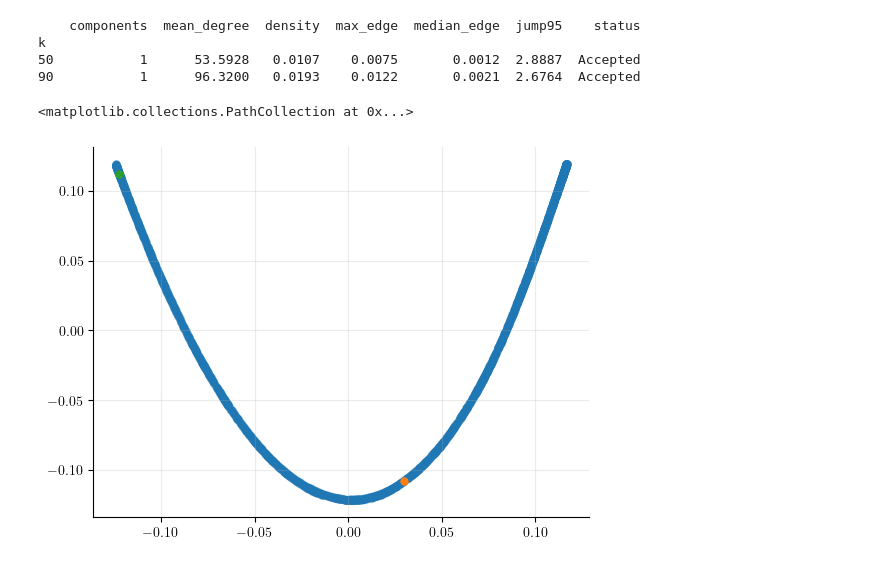
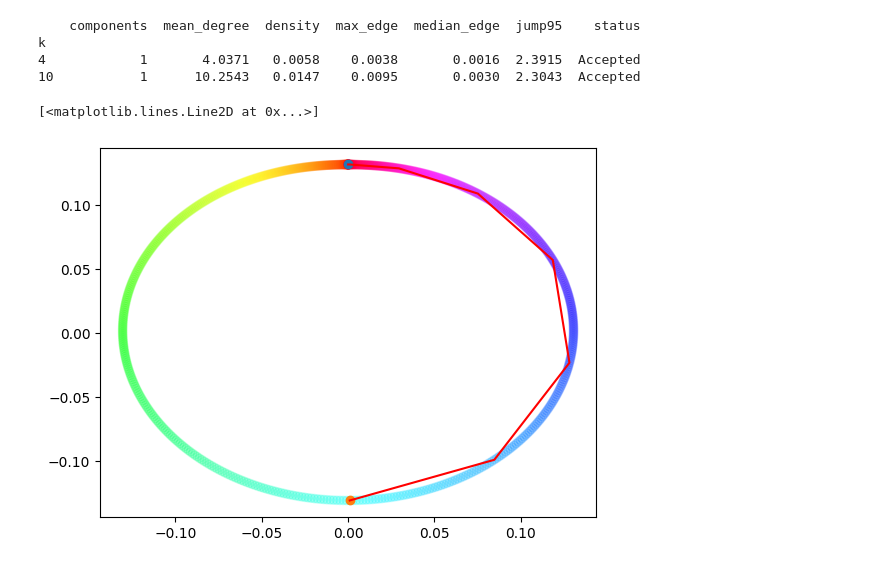
Before and after one commit to adamfowliee/JDKF_Starter, a Jupyter notebook: dissertation_brief/diffusion_toy_example.ipynb, the cells around one changed output. Saved outputs shown, nothing was run; the diff lists cells and outputs as text; code cells hidden in the pictures.

```diff
--- a/dissertation_brief/diffusion_toy_example.ipynb
+++ b/dissertation_brief/diffusion_toy_example.ipynb
@@ -112,0 +189,11 @@ Using eps=4.47, r=2. Psi shape = (5000, 2)
+# %%
+EPS = 0.1
+# %%
+diff = diffusion_map(X, eps=EPS, alpha=1.0, n_components=5, diffusion_time=1)
+
+Psi_full = diff["Psi"]
+Psi = Psi_full[:, :2]
+evals = diff["evals"]
+
+print("Leading eigenvalues:")
+print(np.round(evals[:8], 6))
@@ -112,0 +329,14 @@ Using eps=4.47, r=2. Psi shape = (5000, 2)
+# %%
+from sklearn.decomposition import PCA
+indices = np.arange(len(X))
+
+pca = PCA(n_components=2)
+X_pca = pca.fit_transform(X)
+
+plt.figure(figsize=(6, 6))
+plt.scatter(X_pca[:, 0], X_pca[:, 1], c=indices, cmap="hsv", s=8)
+plt.xlabel("PC 1")
+plt.ylabel("PC 2")
+plt.title("PCA of X (first 2 components)")
+plt.tight_layout()
+plt.show()
@@ -134,11 +369,15 @@ def knn_graph_checks(Psi, k, sample_skip=50, jump_thresh=8.0):
                 max_edge=A_dist_sym.data.max(), median_edge=np.median(A_dist_sym.data),
                 jump95=jr95, status="Accepted" if accept else "Rejected")
 
-rows = [knn_graph_checks(Psi, k) for k in [50, 90]]
+rows = [knn_graph_checks(Psi, k) for k in [4, 10]]
 graph_df = pd.DataFrame(rows).set_index("k")
 print(graph_df.round(4).to_string())
+h_dens, med_Dsq, (rho, V, scale) = density_and_bandwidth(Psi)
+
+A_dist = kneighbors_graph(Psi, n_neighbors=10, mode="distance", include_self=False)
+A_dist_sym = A_dist.maximum(A_dist.T)
 # %% [output]
     components  mean_degree  density  max_edge  median_edge  jump95    status
 k
-50           1      53.5928   0.0107    0.0075       0.0012  2.8887  Accepted
-90           1      96.3200   0.0193    0.0122       0.0021  2.6764  Accepted
+4            1       4.0371   0.0058    0.0038       0.0016  2.3915  Accepted
+10           1      10.2543   0.0147    0.0095       0.0030  2.3043  Accepted
@@ -150,13 +384,13 @@ A_dist_sym = A_dist.maximum(A_dist.T)
 # %%
 
 idx_start = 0
-idx_end = 8
+idx_end = 350
 idx_graph = graph_path(A_dist_sym, beta=0, V=V, start=idx_start, end=idx_end)
 
-plt.scatter(Psi[:, 0], Psi[:, 1], alpha=0.2)
+plt.scatter(Psi[:, 0], Psi[:, 1], alpha=0.2, c=indices, cmap='hsv')
 plt.scatter(Psi[idx_start, 0], Psi[idx_start, 1])
 plt.scatter(Psi[idx_end, 0], Psi[idx_end, 1])
-# plt.plot(Psi[idx_graph, 0], Psi[idx_graph, 1], color="r")
+plt.plot(Psi[idx_graph, 0], Psi[idx_graph, 1], color="r")
 # %% [output]
-<matplotlib.collections.PathCollection at 0x...>
+[<matplotlib.lines.Line2D at 0x...>]
-[figure, old version]
+[figure, new version]
```
Also changed, not shown: parts of 26 cells of this notebook, 8 other files.
